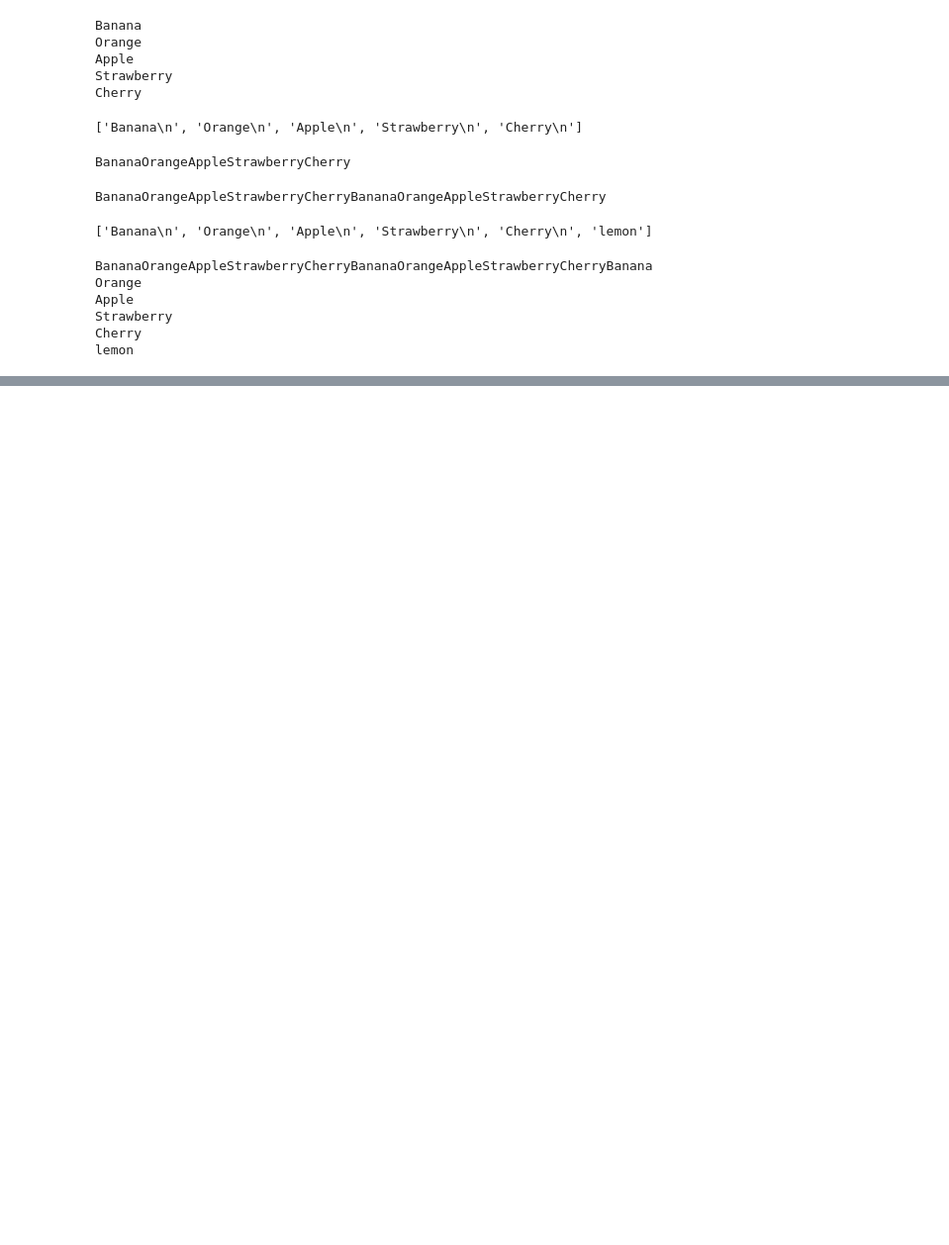
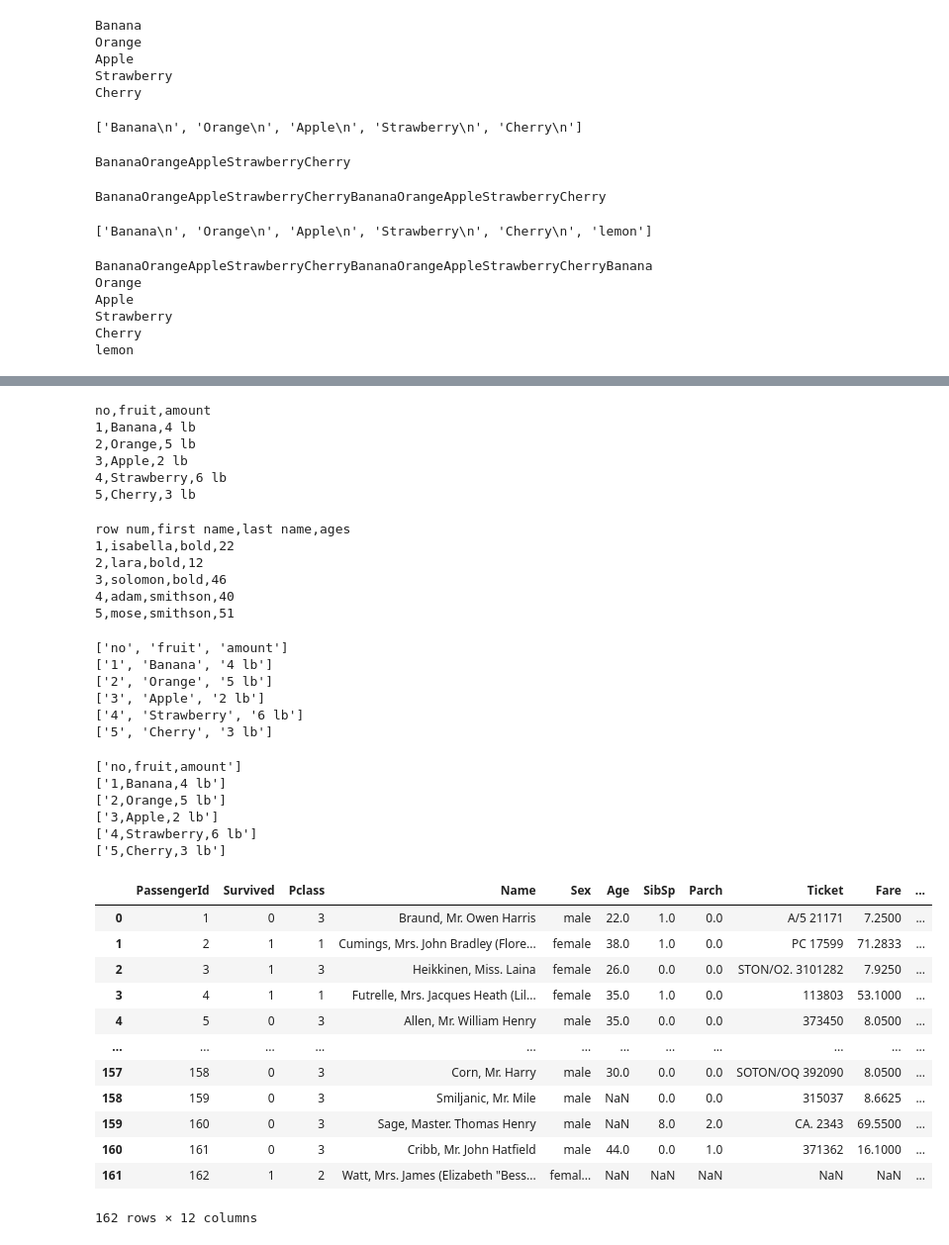
Before and after one commit to tariksitki/My_Colab_Python_Works, a Jupyter notebook: Working_with_Files.ipynb, the cells around one changed output, grey strips where cells are left out. Shown at 99% size. Saved outputs shown, nothing was run; the diff lists cells and outputs as text; code cells hidden in the pictures; blank space fills up the shorter version.

```diff
--- a/Working_with_Files.ipynb
+++ b/Working_with_Files.ipynb
@@ -1446,0 +1765,69 @@ Ebedi yurdumun üstünde benim inlemeli.
+# %%
+with open("fruits.csv") as file:
+  print(file.read())
+# %% [output]
+no,fruit,amount
+1,Banana,4 lb
+2,Orange,5 lb
+3,Apple,2 lb
+4,Strawberry,6 lb
+5,Cherry,3 lb
+# %%
+with open("test.csv") as f:
+  print(f.read())
+# %% [output]
+row num,first name,last name,ages
+1,isabella,bold,22
+2,lara,bold,12
+3,solomon,bold,46
+4,adam,smithson,40
+5,mose,smithson,51
+# %%
+import csv
+
+with open("fruits.csv", "r", newline="") as file:
+  rows = csv.reader(file)
+  for i in rows:
+    print(i)
+# %% [output]
+['no', 'fruit', 'amount']
+['1', 'Banana', '4 lb']
+['2', 'Orange', '5 lb']
+['3', 'Apple', '2 lb']
+['4', 'Strawberry', '6 lb']
+['5', 'Cherry', '3 lb']
+# %%
+#######  delimiter
+
+import csv
+
+with open("fruits.csv", "r", newline="") as file:
+  rows = csv.reader(file, delimiter = ":")
+  for i in rows:
+    print(i)
+# %% [output]
+['no,fruit,amount']
+['1,Banana,4 lb']
+['2,Orange,5 lb']
+['3,Apple,2 lb']
+['4,Strawberry,6 lb']
+['5,Cherry,3 lb']
+# %%
+import pandas as pd # pandas olmasaydi pip install pandas
+
+df = pd.read_csv("titanic.csv")  #dataframe kisaltmsi
+df
+# %% [output]
+|  | PassengerId | Survived | Pclass | Name | Sex | Age | SibSp | Parch | Ticket | Fare | ... |
+| 0 | 1 | 0 | 3 | Braund, Mr. Owen Harris | male | 22.0 | 1.0 | 0.0 | A/5 21171 | 7.2500 | ... |
+| 1 | 2 | 1 | 1 | Cumings, Mrs. John Bradley (Flore... | female | 38.0 | 1.0 | 0.0 | PC 17599 | 71.2833 | ... |
+| 2 | 3 | 1 | 3 | Heikkinen, Miss. Laina | female | 26.0 | 0.0 | 0.0 | STON/O2. 3101282 | 7.9250 | ... |
+| 3 | 4 | 1 | 1 | Futrelle, Mrs. Jacques Heath (Lil... | female | 35.0 | 1.0 | 0.0 | 113803 | 53.1000 | ... |
+| 4 | 5 | 0 | 3 | Allen, Mr. William Henry | male | 35.0 | 0.0 | 0.0 | 373450 | 8.0500 | ... |
+| ... | ... | ... | ... | ... | ... | ... | ... | ... | ... | ... | ... |
+| 157 | 158 | 0 | 3 | Corn, Mr. Harry | male | 30.0 | 0.0 | 0.0 | SOTON/OQ 392090 | 8.0500 | ... |
+| 158 | 159 | 0 | 3 | Smiljanic, Mr. Mile | male | NaN | 0.0 | 0.0 | 315037 | 8.6625 | ... |
+| 159 | 160 | 0 | 3 | Sage, Master. Thomas Henry | male | NaN | 8.0 | 2.0 | CA. 2343 | 69.5500 | ... |
+| 160 | 161 | 0 | 3 | Cribb, Mr. John Hatfield | male | 44.0 | 0.0 | 1.0 | 371362 | 16.1000 | ... |
+| 161 | 162 | 1 | 2 | Watt, Mrs. James (Elizabeth "Bess... | femal... | NaN | NaN | NaN | NaN | NaN | ... |
+162 rows × 12 columns
```
Also changed, not shown: parts of 43 cells of this notebook.
